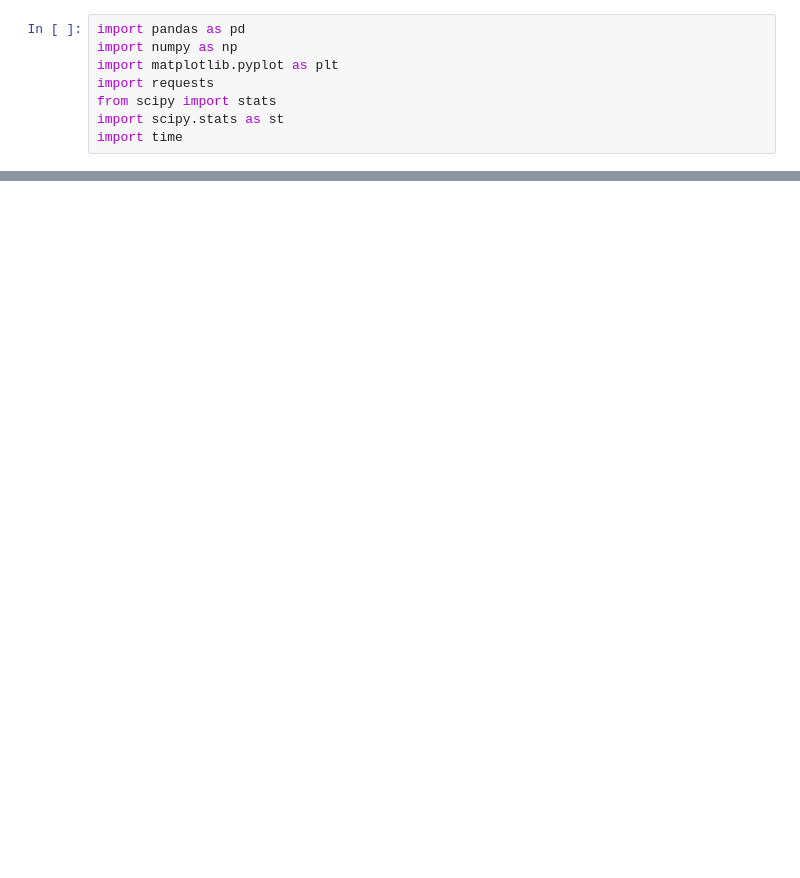
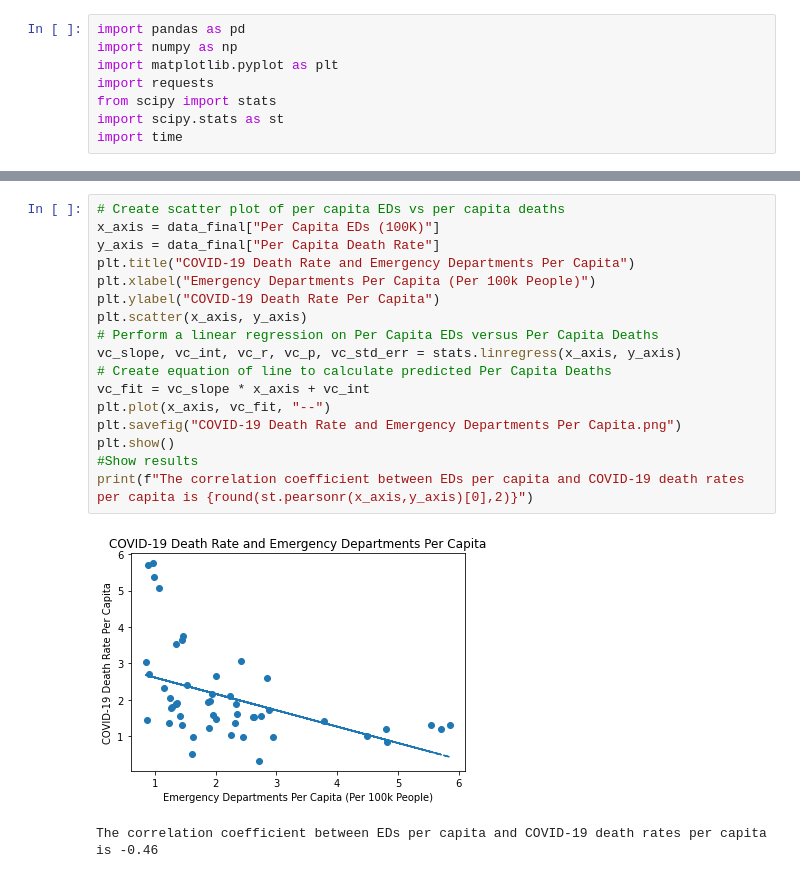
Before and after one commit to LaurenGT/COVID19_DeathRates, a Jupyter notebook: data_analysis/data_viz.ipynb, the cells around one changed output, grey strips where cells are left out. Cells and saved outputs as stored; diff of their text form; blank space fills up the shorter version.

```diff
--- a/data_analysis/data_viz.ipynb
+++ b/data_analysis/data_viz.ipynb
@@ -240,0 +137,20 @@ The correlation coefficient between Emergency Departments Per Capita and Deaths
+# %%
+# Create scatter plot of per capita EDs vs per capita deaths
+x_axis = data_final["Per Capita EDs (100K)"]
+y_axis = data_final["Per Capita Death Rate"]
+plt.title("COVID-19 Death Rate and Emergency Departments Per Capita")
+plt.xlabel("Emergency Departments Per Capita (Per 100k People)")
+plt.ylabel("COVID-19 Death Rate Per Capita")
+plt.scatter(x_axis, y_axis)
+# Perform a linear regression on Per Capita EDs versus Per Capita Deaths
+vc_slope, vc_int, vc_r, vc_p, vc_std_err = stats.linregress(x_axis, y_axis)
+# Create equation of line to calculate predicted Per Capita Deaths
+vc_fit = vc_slope * x_axis + vc_int
+plt.plot(x_axis, vc_fit, "--")
+plt.savefig("COVID-19 Death Rate and Emergency Departments Per Capita.png")
+plt.show()
+#Show results
+print(f"The correlation coefficient between EDs per capita and COVID-19 death rates per capita is {round(st.pearsonr(x_axis,y_axis)[0],2)}")
+# %% [output]
+[figure, added]
+The correlation coefficient between EDs per capita and COVID-19 death rates per capita is -0.46
```
Also changed, not shown: parts of 39 cells of this notebook, 6 other files.
